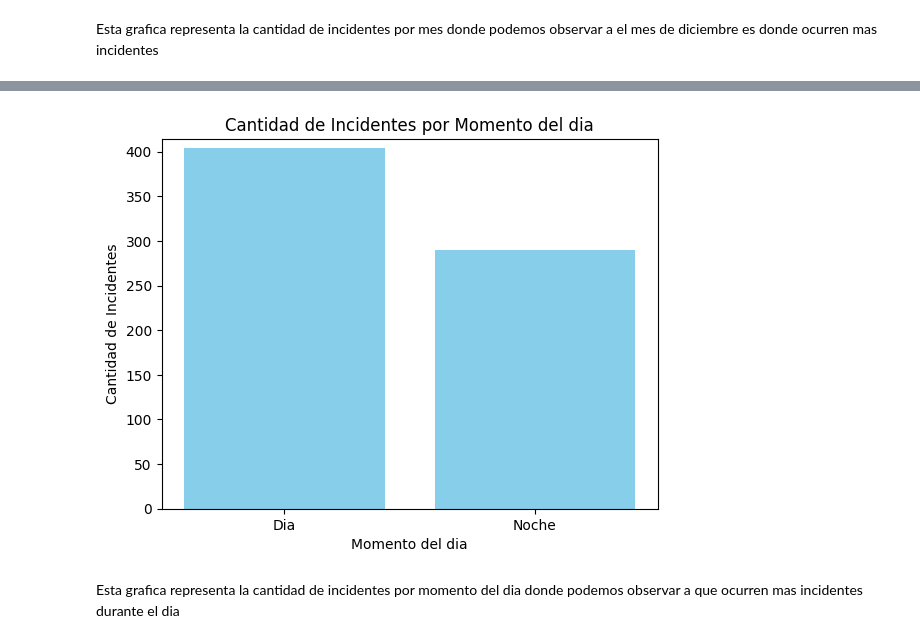
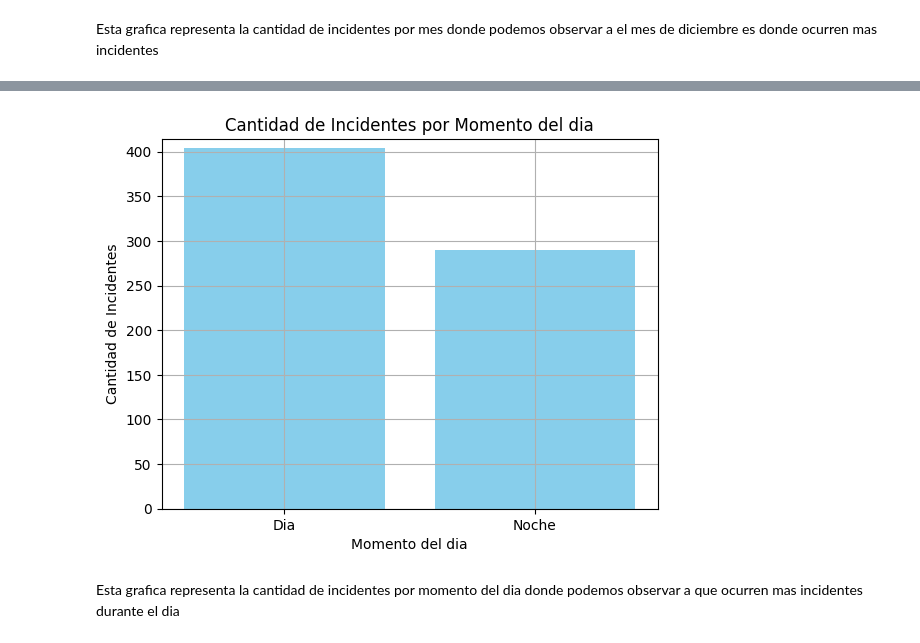
Before and after one commit to felipe97rg/PI02_DA, a Jupyter notebook: EDA.ipynb, the cells around one changed output, grey strips where cells are left out. Cells and saved outputs as stored; diff of their text form; code cells hidden in the pictures.

```diff
--- a/EDA.ipynb
+++ b/EDA.ipynb
@@ -78,15 +78,16 @@ plt.show()
 # %%
 # Cantidad de incidentes por momento del dia
 conteo_por_momento_del_dia = df_Hechos['Momento_del_dia'].value_counts()
 plt.bar(conteo_por_momento_del_dia.index, conteo_por_momento_del_dia.values, color='skyblue')
 plt.xlabel('Momento del dia')
 plt.xticks(conteo_por_momento_del_dia.index)  # Establecer las etiquetas del eje x
 plt.ylabel('Cantidad de Incidentes')
 plt.ylim(0, conteo_por_momento_del_dia.max() + 10)
 plt.title('Cantidad de Incidentes por Momento del dia')
+plt.grid(True)
 plt.show()
 # %% [output]
-[figure, old version]
+[figure, new version]
 # %% [markdown]
 Esta grafica representa la cantidad de incidentes por momento del dia donde podemos observar a que ocurren mas incidentes durante el dia
 # %%
```
Also changed, not shown: parts of 2 cells of this notebook.
